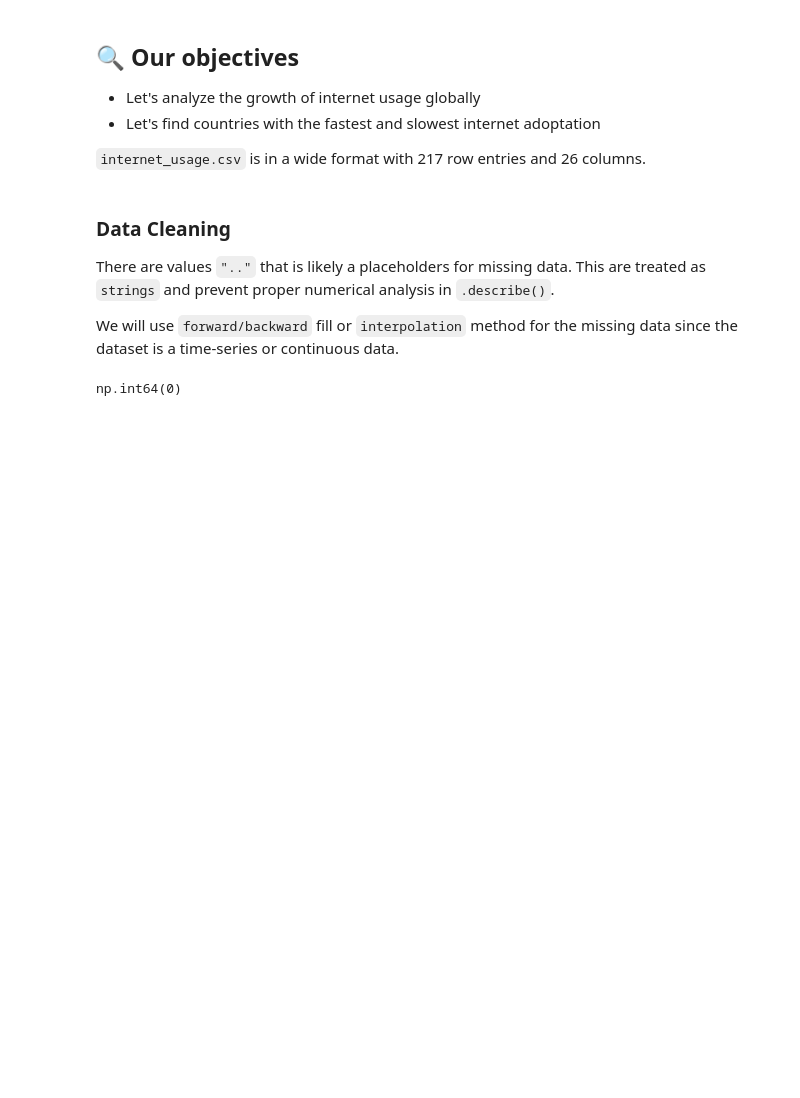
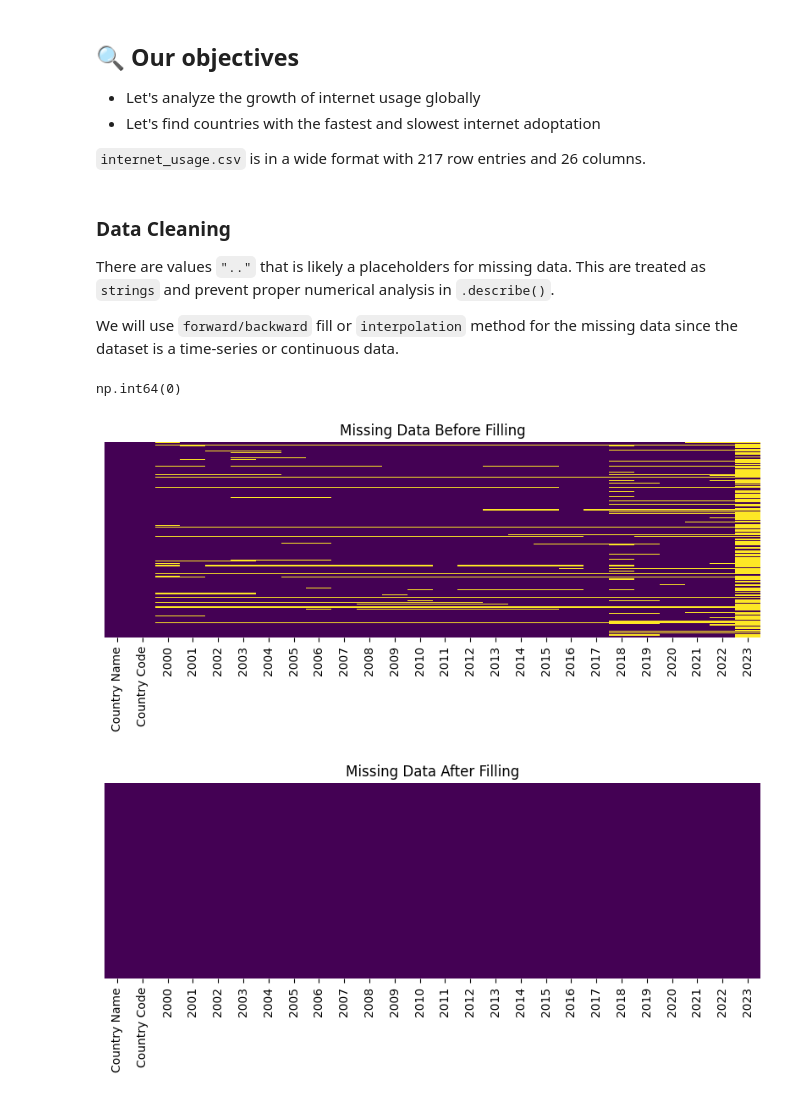
Before and after one commit to Obsone/Internet_evolution_2000-2023, a Jupyter notebook: notebook.ipynb, the cells around one changed output. Drawn from its saved outputs; the diff is of its cells as text; code cells hidden in the pictures; blank space fills up the shorter version.

Commit message:
visualizing before and after interpolation

```diff
--- a/notebook.ipynb
+++ b/notebook.ipynb
@@ -61,3 +85,17 @@ new_data["Country Code"] = new_data["Country Code"].astype(str)
 new_data.isna().sum().sum()  # Should return 0 if everything is filled
 # %% [output]
 np.int64(0)
+# %%
+#Before and after filling: Visualization
+plt.figure(figsize=(10,3))
+sns.heatmap(original_data.isna(), cbar=False, cmap="viridis", yticklabels=False)
+plt.title("Missing Data Before Filling")
+plt.show()
+
+plt.figure(figsize=(10,3))
+sns.heatmap(new_data.isna(), cbar=False, cmap="viridis", yticklabels=False)
+plt.title("Missing Data After Filling")
+plt.show()
+# %% [output]
+[figure, added]
+[figure, added]
```
Also changed, not shown: parts of 1 cell of this notebook.
